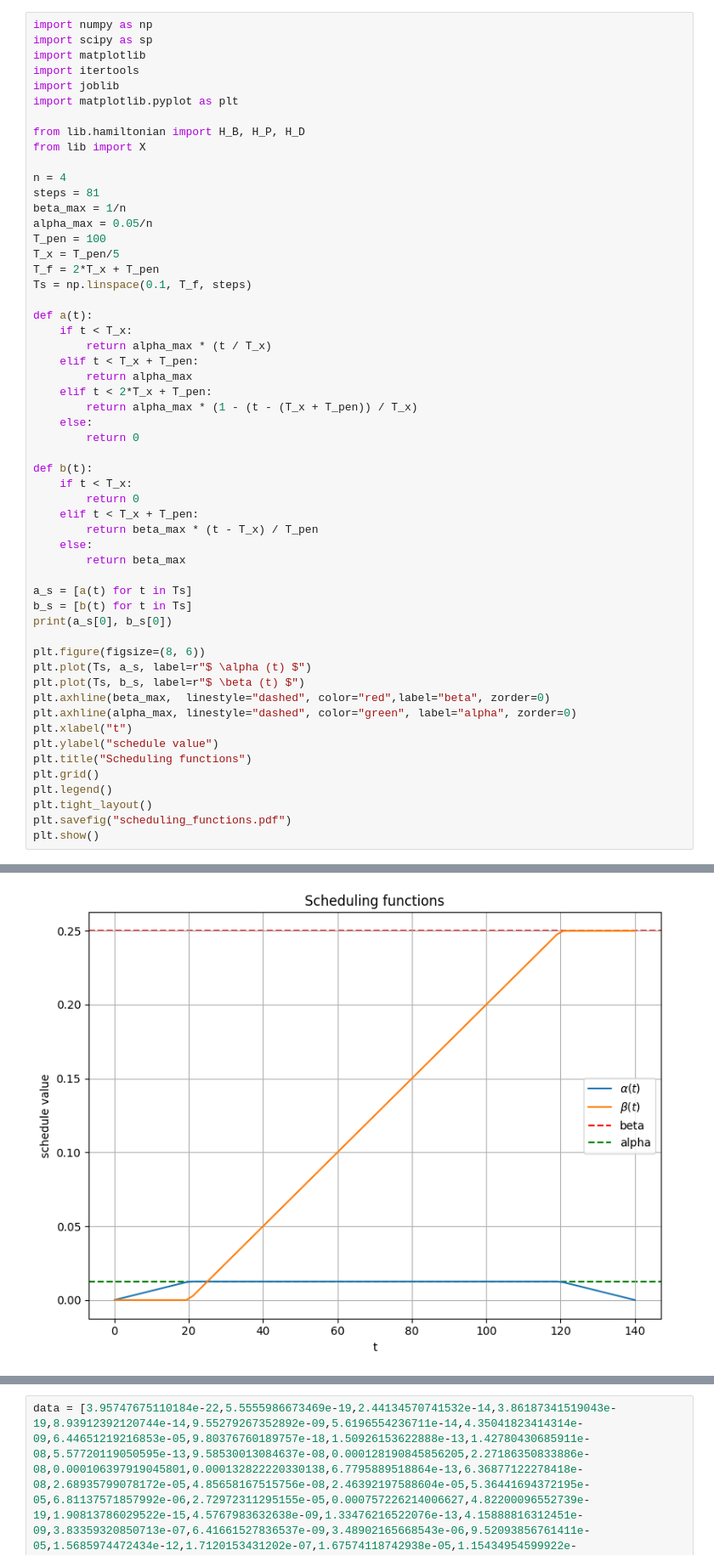
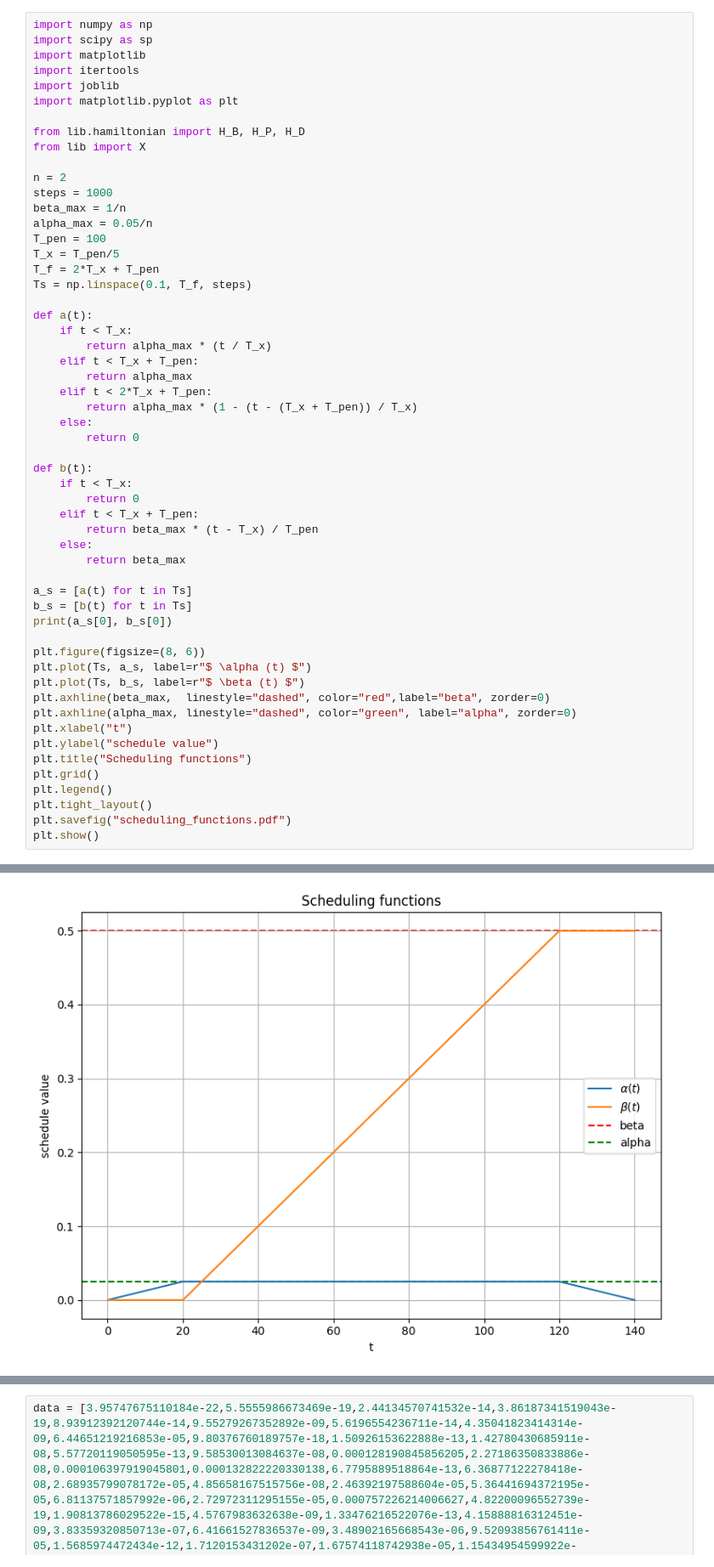
Before and after one commit to Secretmud/zermelos-navigation-problem, a Jupyter notebook: src/LandauZener.ipynb, the cells around one changed output, grey strips where cells are left out. Shown at 85% size. Saved outputs shown, nothing was run; the diff lists cells and outputs as text.

```diff
--- a/src/LandauZener.ipynb
+++ b/src/LandauZener.ipynb
@@ -9,8 +9,8 @@ import matplotlib.pyplot as plt
 from lib.hamiltonian import H_B, H_P, H_D
 from lib import X
 
-n = 4
-steps = 81
+n = 2
+steps = 1000
 beta_max = 1/n
 alpha_max = 0.05/n
 T_pen = 100
@@ -58,4 +58,4 @@ plt.show()
-[figure, old version]
+[figure, new version]
 # %%
 
 memory = joblib.Memory(location=".joblib_cache", verbose=0)
```
Also changed, not shown: parts of 8 cells of this notebook, 4 other files.
